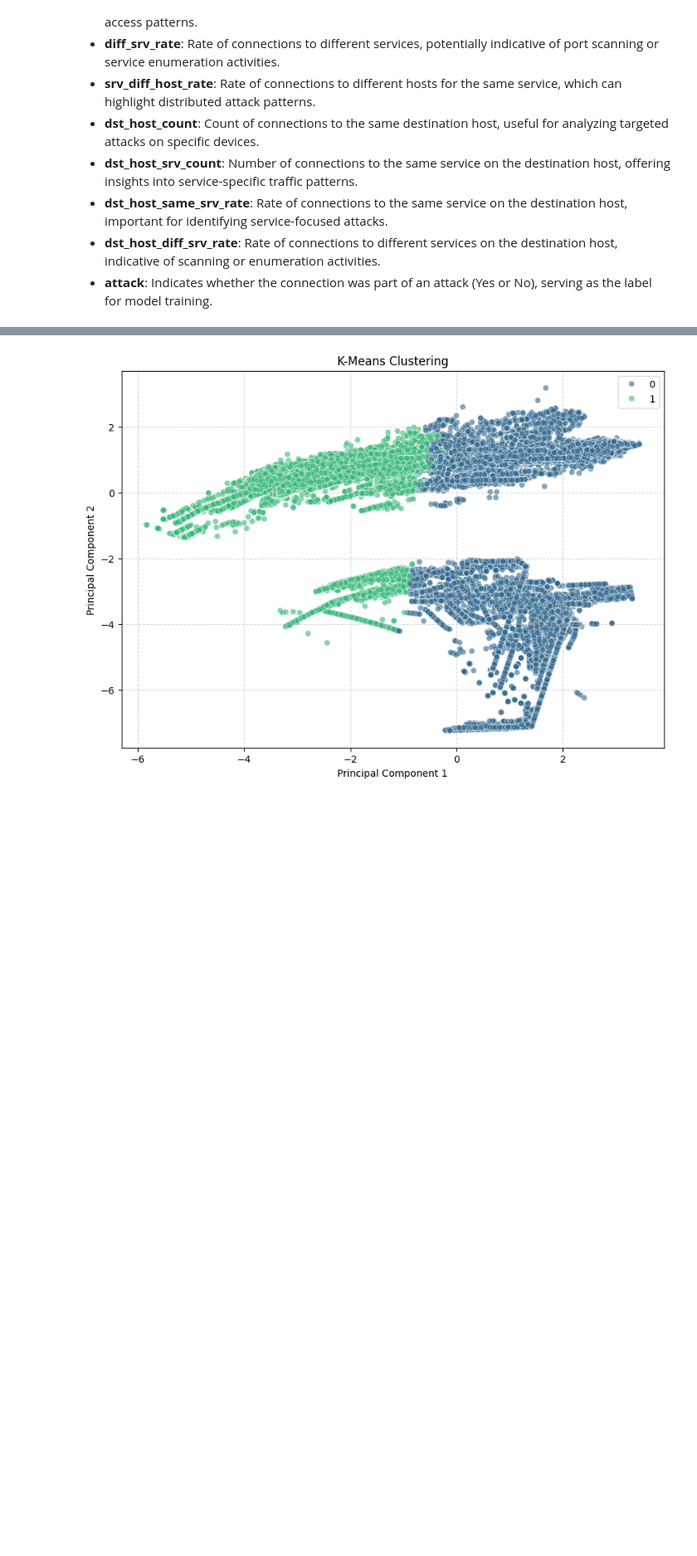
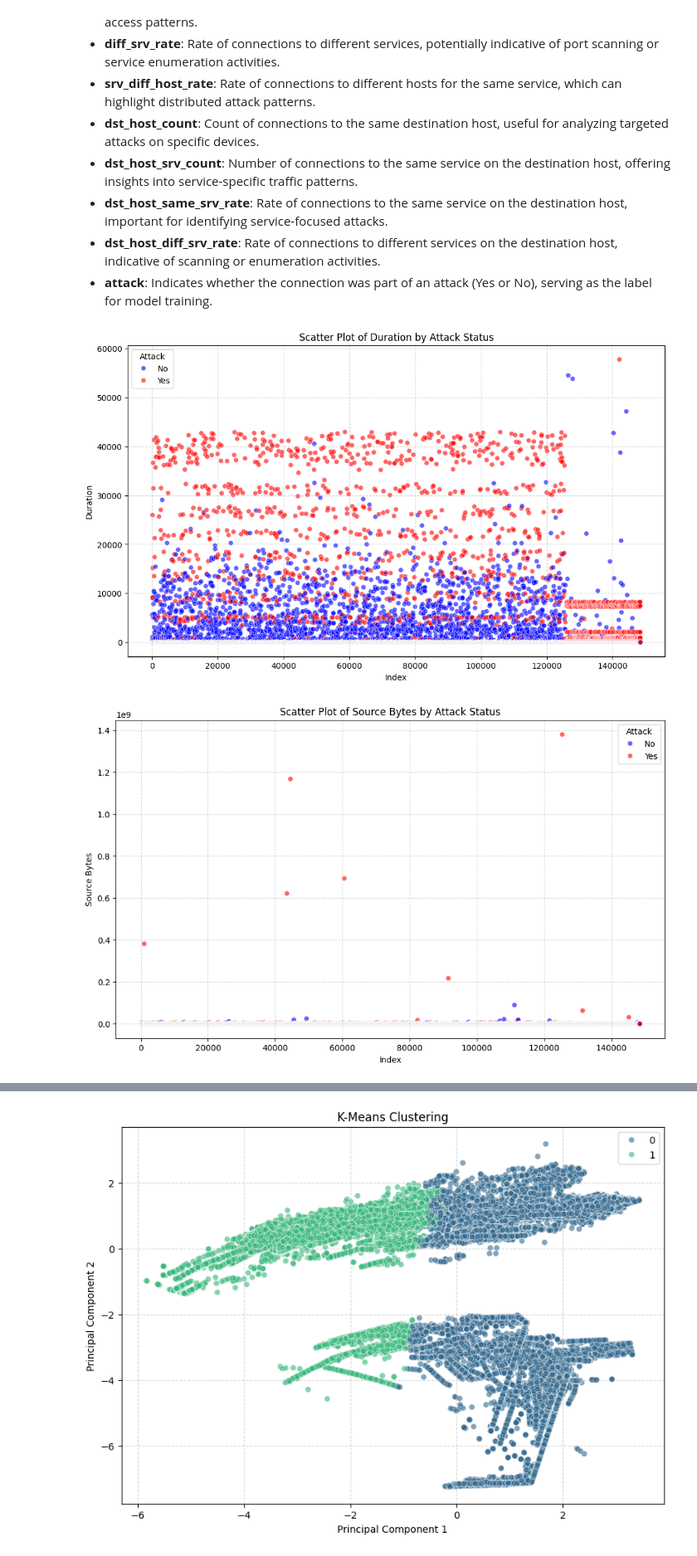
Before and after one commit to ArhamAli80/Data-Portfolio, a Jupyter notebook: Smart_Home_Intrusion_detection.ipynb, the cells around one changed output, grey strips where cells are left out. Shown at 83% size. Saved outputs shown, nothing was run; the diff lists cells and outputs as text; code cells hidden in the pictures; blank space fills up the shorter version.

```diff
--- a/Smart_Home_Intrusion_detection.ipynb
+++ b/Smart_Home_Intrusion_detection.ipynb
@@ -66,3 +68,29 @@ memory usage: 27.2+ MB
 *   **dst_host_same_srv_rate**: Rate of connections to the same service on the destination host, important for identifying service-focused attacks.
 *   **dst_host_diff_srv_rate**: Rate of connections to different services on the destination host, indicative of scanning or enumeration activities.
 *   **attack**: Indicates whether the connection was part of an attack (Yes or No), serving as the label for model training.
+# %%
+import matplotlib.pyplot as plt
+import seaborn as sns
+
+# Scatter plot for 'duration' with attack status
+plt.figure(figsize=(12, 7))
+sns.scatterplot(x=data['duration'].index, y=data['duration'], hue=data['attack'], palette={'Yes': 'red', 'No': 'blue'}, alpha=0.6)
+plt.title('Scatter Plot of Duration by Attack Status')
+plt.xlabel('Index')
+plt.ylabel('Duration')
+plt.grid(True, linestyle='--', alpha=0.5)
+plt.legend(title='Attack')
+plt.show()
+
+# Scatter plot for 'src_bytes' with attack status
+plt.figure(figsize=(12, 7))
+sns.scatterplot(x=data['src_bytes'].index, y=data['src_bytes'], hue=data['attack'], palette={'Yes': 'red', 'No': 'blue'}, alpha=0.6)
+plt.title('Scatter Plot of Source Bytes by Attack Status')
+plt.xlabel('Index')
+plt.ylabel('Source Bytes')
+plt.grid(True, linestyle='--', alpha=0.5)
+plt.legend(title='Attack')
+plt.show()
+# %% [output]
+[figure, added]
+[figure, added]
```
Also changed, not shown: parts of 4 cells of this notebook.
